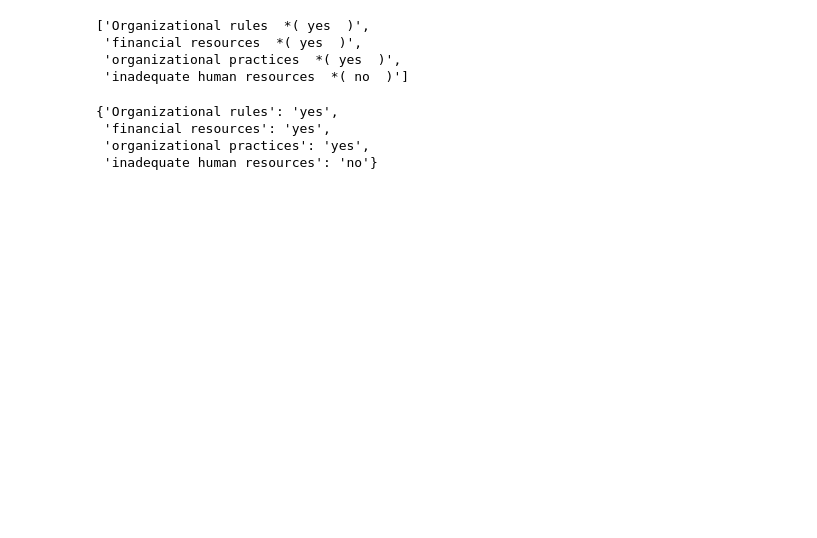
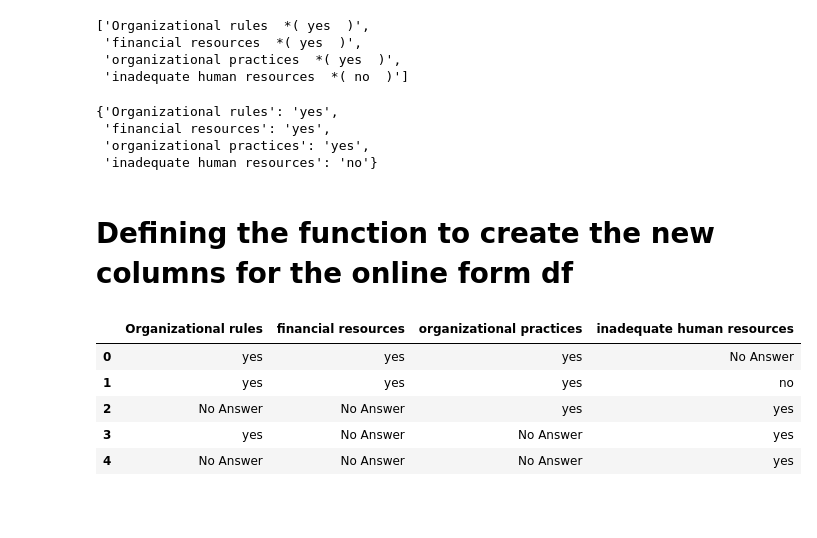
Before and after one commit to Ugoeze-hub/EMR_ANALYSIS, a Jupyter notebook: analysis.ipynb, the cells around one changed output. Saved outputs shown, nothing was run; the diff lists cells and outputs as text; code cells hidden in the pictures; blank space fills up the shorter version.

Commit message:
recent progress before merging the columns

```diff
--- a/analysis.ipynb
+++ b/analysis.ipynb
@@ -307,3 +309,35 @@ dictionary
  'financial resources': 'yes',
  'organizational practices': 'yes',
  'inadequate human resources': 'no'}
+# %% [markdown]
+# Defining the function to create the new columns for the online form df
+# %%
+# defining a function to map the factors
+def new_columns():
+    dictionary = {}
+    for i in range(len(df['organisational_factors_influence'])):
+        org_factors = df['organisational_factors_influence'][i]
+        org_factors_list = org_factors.split('\n')
+        for factor in org_factors_list:
+            splits = factor.split('*')
+            if splits[0].strip() in dictionary:
+                dictionary[splits[0].strip()].append(splits[1].replace('(', '').replace(')', '').strip())
+            else:
+                dictionary[splits[0].strip()] = [splits[1].replace('(', '').replace(')', '').strip()]
+    org_factors_df = pd.DataFrame(dictionary)
+    return org_factors_df
+# creating a new DataFrame with the mapped factors
+# %%
+# Creating a new DataFrame from the dictionary
+org_factors_df = new_columns()
+# Displaying the new DataFrame
+org_factors_df.head()
+# %% [output]
+|  | Organizational rules | financial resources | organizational practices | inadequate human resources |
+| 0 | yes | yes | yes | No Answer |
+| 1 | yes | yes | yes | no |
+| 2 | No Answer | No Answer | yes | yes |
+| 3 | yes | No Answer | No Answer | yes |
+| 4 | No Answer | No Answer | No Answer | yes |
+# %% [markdown]
+#
```
Also changed, not shown: parts of 4 cells of this notebook, 1 other file.
